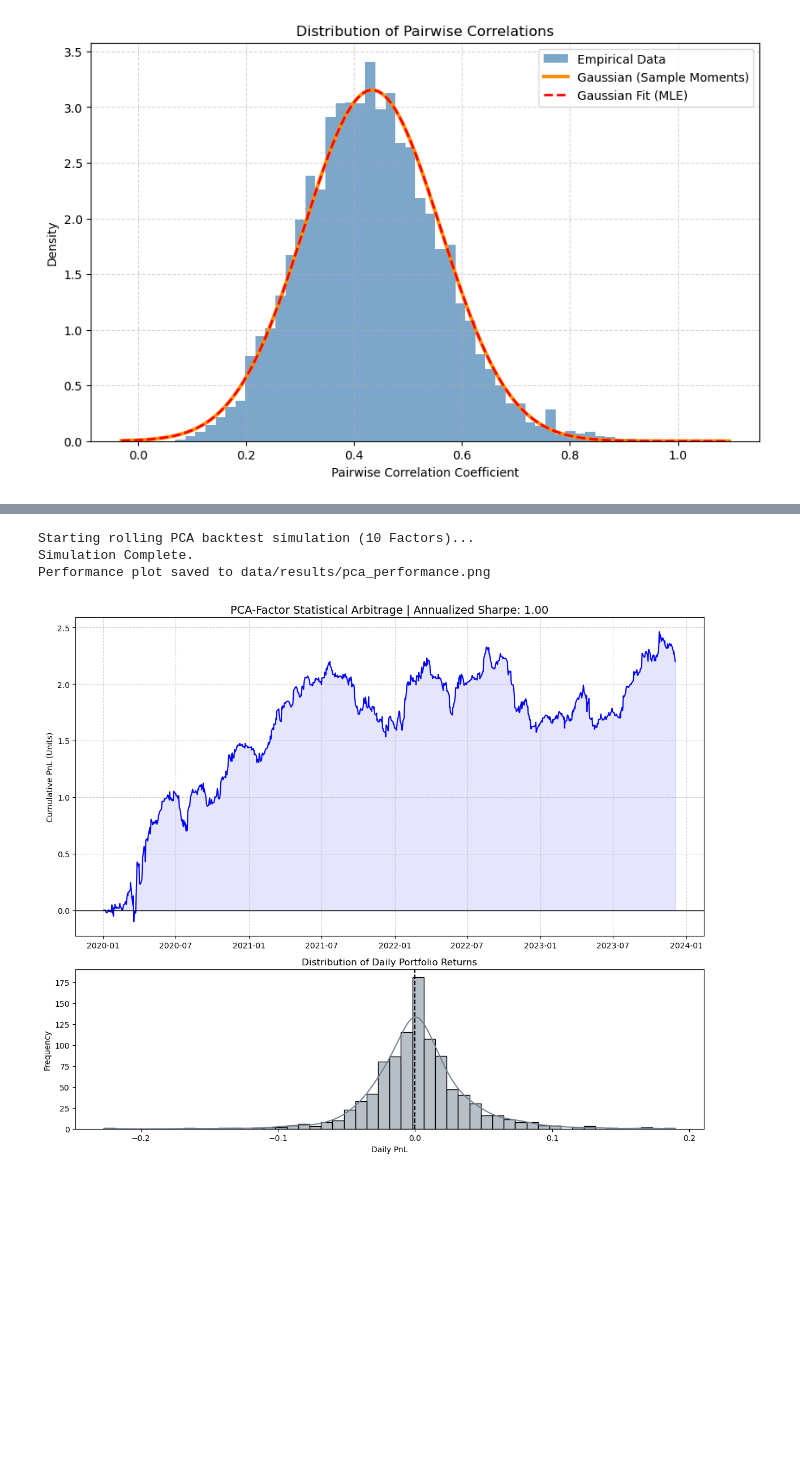
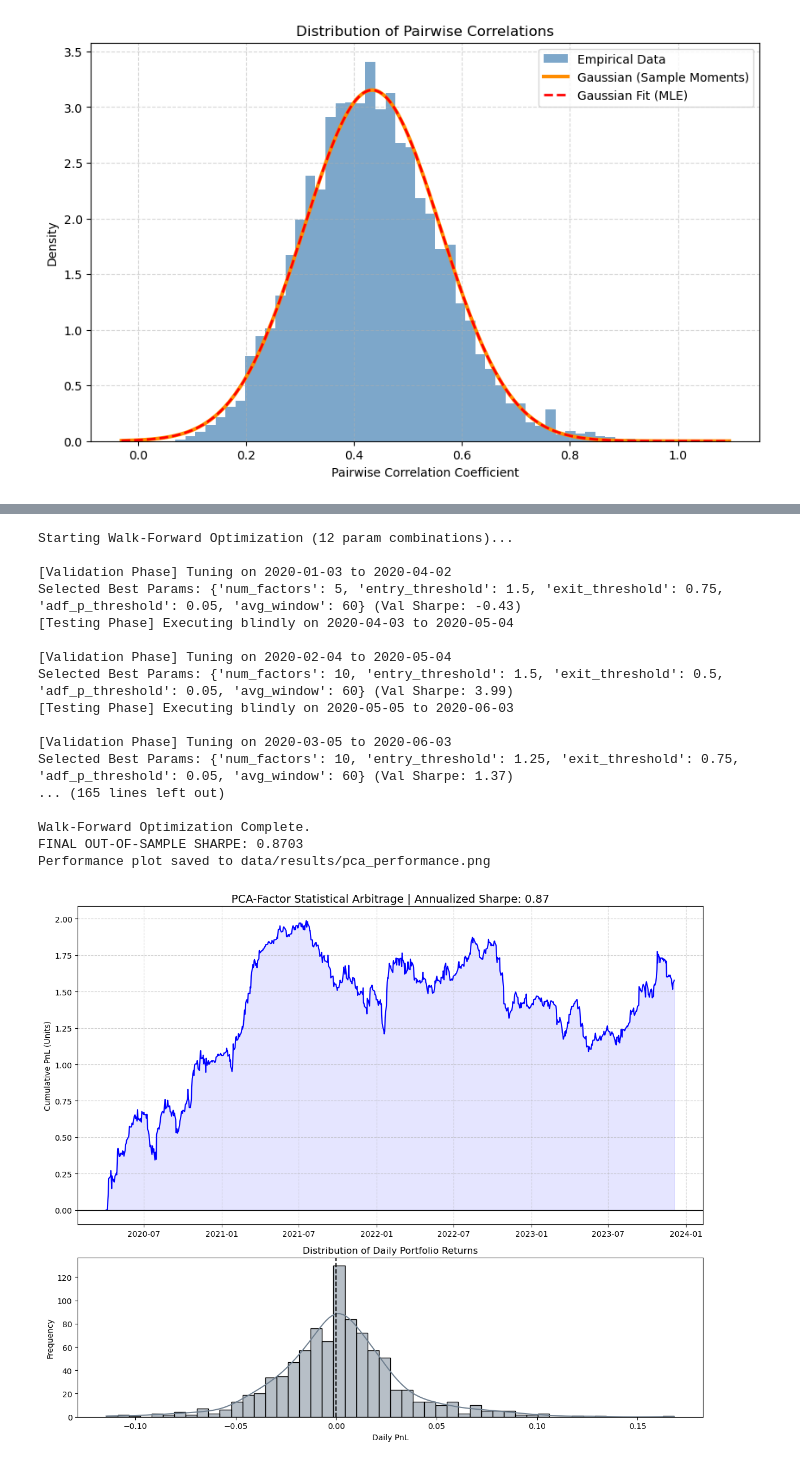
Before and after one commit to saurabh-gupta97/eigenportfolio-statarb, a Jupyter notebook: notebooks/strategy_exec.ipynb, the cells around one changed output, grey strips where cells are left out. Drawn from its saved outputs; the diff is of its cells as text; code cells hidden in the pictures; blank space fills up the shorter version.

Commit message:
Validation window for hyperparameter tuning

```diff
--- a/notebooks/strategy_exec.ipynb
+++ b/notebooks/strategy_exec.ipynb
@@ -129,48 +129,54 @@ Histogram saved to data/results/correlation_histogram.png
 # 4. STRATEGY SIMULATIONS
 # ------------------------------------------------------------------------------
 
-# Baseline: ETF Sector Regression Statistical Arbitrage
-strategy_daily_returns = run_full_strategy(
+
+# To run a static baseline (no tuning):
+etf_param_grid = {
+    'entry_threshold': [1.25],  # Z-score required to open a pair trade
+    'exit_threshold': [0.50],   # Z-score target to flatten the position
+    'adf_p_threshold': [0.05],  # Stricter values (e.g., 0.01) enforce higher mean-reversion certainty
+    'avg_window': [60]          # Moving average days for the volume dampener
+}
+
+etf_oos_returns = run_full_strategy(
     returns,
+    volume,
     returns_etf,
-    volume,
     t2e,
-
     # --- Tunable Parameters ---
-    train_days=252,          # Lookback window for OU calibration
-    test_days=21,            # Out-of-sample trading window before recalibrating
-    entry_threshold=1.50,    # Z-score required to open a pair trade
-    exit_threshold=0.50,     # Z-score target to flatten the position
-    adf_p_threshold=0.05,    # Stricter values (e.g., 0.01) enforce higher mean-reversion certainty
-    avg_window=60            # Moving average days for the volume dampener
+    param_grid=etf_param_grid,
+    train_days=252,             # Lookback window for OU calibration
+    test_days=21,               # Out-of-sample trading window before recalibrating
 )
 
 plot_performance(
-    strategy_daily_returns,
+    etf_oos_returns,
     model_name="ETF-Baseline",
     save_path="data/results/etf_performance.png"
 )
 
 
 # Advanced: PCA Multi-Factor Statistical Arbitrage
-strategy_daily_returns_pca = run_full_strategy_pca(
+pca_param_grid = {
+    'num_factors': [5, 8, 10],          # Number of principal components to hedge against (e.g., 5, 8, 10, 12)
+    'entry_threshold': [1.25, 1.50],    # Z-score required to open a pair trade
+    'exit_threshold': [0.50, 0.75],     # Z-score target to flatten the position
+    'adf_p_threshold': [0.05],          # Stricter values (e.g., 0.01) enforce higher mean-reversion certainty
+    'avg_window': [60]                  # Moving average days for the volume dampener
+}
+
+pca_oos_returns = run_full_strategy_pca(
     returns,
-    returns_etf,
     volume,
-    t2e,
-
     # --- Tunable Parameters ---
+    param_grid=pca_param_grid,
     train_days=252,          # Lookback window for PCA and OU calibration
+    val_days=63,             # Lookback window for hyperparameter tuning
     test_days=21,            # Out-of-sample trading window before recalibrating
-    num_factors=10,          # Number of principal components to hedge against (e.g., 3, 5, 15)
-    entry_threshold=1.5,     # Z-score required to open a pair trade
-    exit_threshold=0.50,     # Z-score target to flatten the position
-    adf_p_threshold=0.05,    # Stricter values (e.g., 0.01) enforce higher mean-reversion certainty
-    avg_window=60            # Moving average days for the volume dampener
 )
 
 plot_performance(
-    strategy_daily_returns_pca,
+    pca_oos_returns,
     model_name="PCA-Factor",
     save_path="data/results/pca_performance.png"
 )
@@ -182,4 +202,18 @@ Performance plot saved to data/results/etf_performance.png
-Starting rolling PCA backtest simulation (10 Factors)...
-Simulation Complete.
+Starting Walk-Forward Optimization (12 param combinations)...
+
+[Validation Phase] Tuning on 2020-01-03 to 2020-04-02
+Selected Best Params: {'num_factors': 5, 'entry_threshold': 1.5, 'exit_threshold': 0.75, 'adf_p_threshold': 0.05, 'avg_window': 60} (Val Sharpe: -0.43)
+[Testing Phase] Executing blindly on 2020-04-03 to 2020-05-04
+
+[Validation Phase] Tuning on 2020-02-04 to 2020-05-04
+Selected Best Params: {'num_factors': 10, 'entry_threshold': 1.5, 'exit_threshold': 0.5, 'adf_p_threshold': 0.05, 'avg_window': 60} (Val Sharpe: 3.99)
+[Testing Phase] Executing blindly on 2020-05-05 to 2020-06-03
+
+[Validation Phase] Tuning on 2020-03-05 to 2020-06-03
+Selected Best Params: {'num_factors': 10, 'entry_threshold': 1.25, 'exit_threshold': 0.75, 'adf_p_threshold': 0.05, 'avg_window': 60} (Val Sharpe: 1.37)
+... (165 lines left out)
+
+Walk-Forward Optimization Complete.
+FINAL OUT-OF-SAMPLE SHARPE: 0.8703
 Performance plot saved to data/results/pca_performance.png
-[figure, old version]
+[figure, new version]
```
Also changed, not shown: parts of 2 cells of this notebook, 5 other files.
